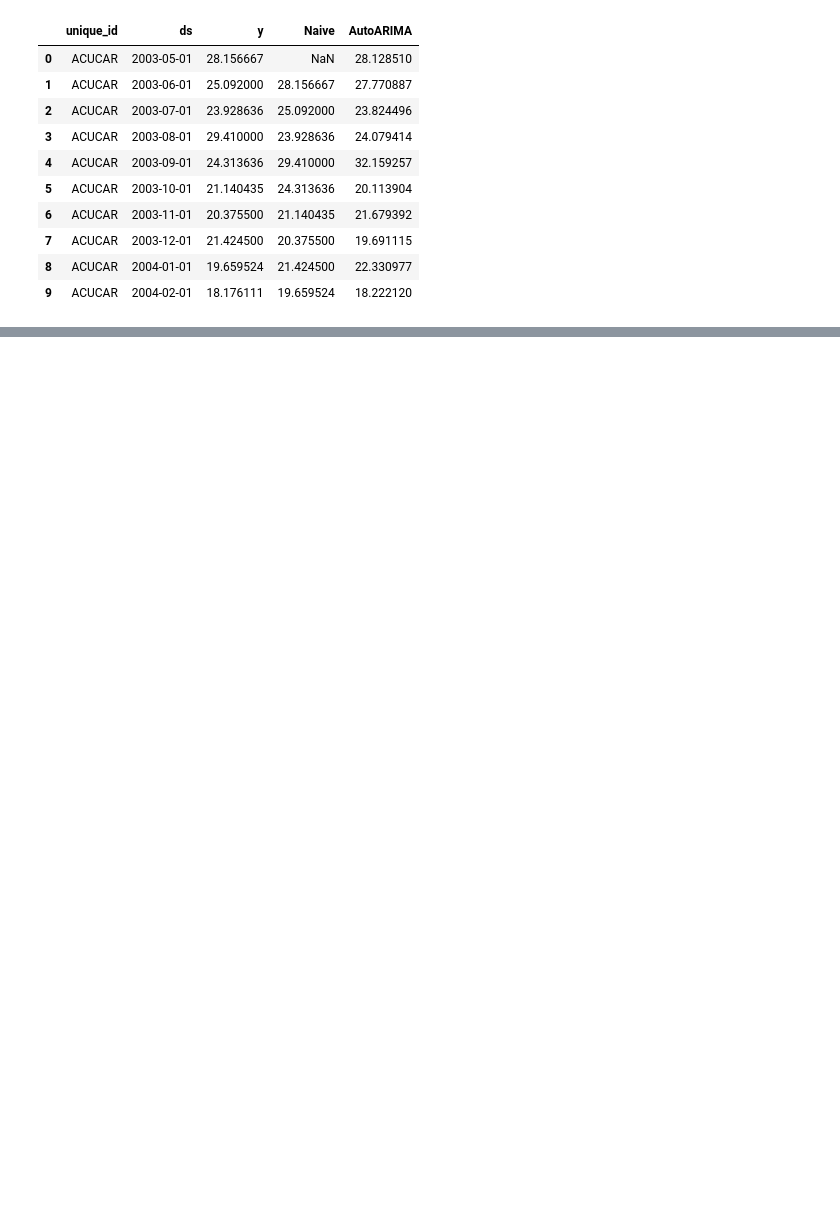
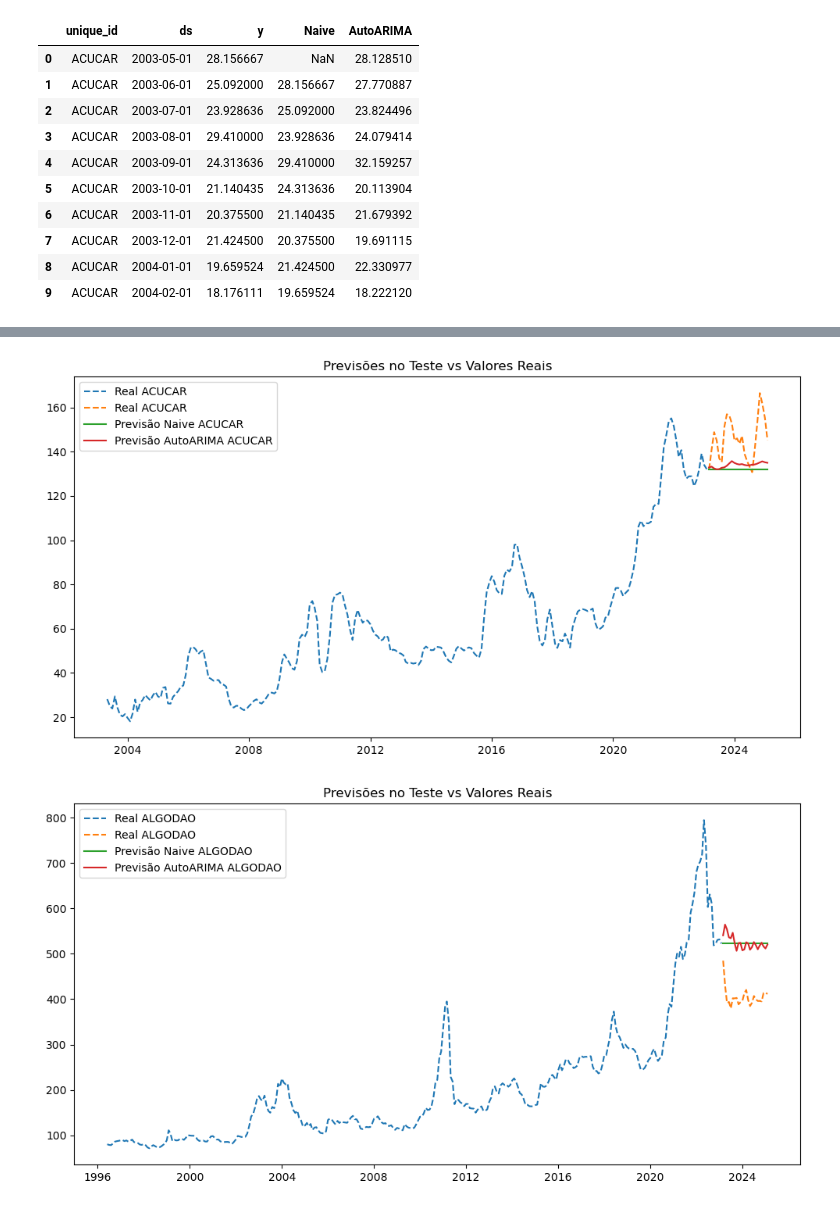
Before and after one commit to MateusVasc/sistemas-multiplos-preditores-commodities, a Jupyter notebook: notebooks/arima_naive_comms_prediction.ipynb, the cells around one changed output, grey strips where cells are left out. Cells and saved outputs as stored; diff of their text form; code cells hidden in the pictures; blank space fills up the shorter version.

```diff
--- a/notebooks/arima_naive_comms_prediction.ipynb
+++ b/notebooks/arima_naive_comms_prediction.ipynb
@@ -73,0 +106,26 @@ insample_forecasts.head(10)
+# %%
+for unique_id in Y_test_df_brl['unique_id'].unique():
+    plt.figure(figsize=(12, 6))
+    plt.plot(full_train[full_train['unique_id'] == unique_id]['ds'],
+             full_train[full_train['unique_id'] == unique_id]['y'],
+             label=f'Real {unique_id}', linestyle='--')
+
+    plt.plot(Y_test_df_brl[Y_test_df_brl['unique_id'] == unique_id]['ds'],
+             Y_test_df_brl[Y_test_df_brl['unique_id'] == unique_id]['y'],
+             label=f'Real {unique_id}', linestyle='--')
+
+
+    plt.plot(forecasts_test[forecasts_test['unique_id'] == unique_id]['ds'],
+             forecasts_test[forecasts_test['unique_id'] == unique_id]['Naive'],
+             label=f'Previsão Naive {unique_id}')
+
+    plt.plot(forecasts_test[forecasts_test['unique_id'] == unique_id]['ds'],
+             forecasts_test[forecasts_test['unique_id'] == unique_id]['AutoARIMA'],
+             label=f'Previsão AutoARIMA {unique_id}')
+
+    plt.legend()
+    plt.title('Previsões no Teste vs Valores Reais')
+    plt.show()
+# %% [output]
+[figure, added]
+[figure, added]
```
Also changed, not shown: parts of 8 cells of this notebook, 2 other files.
